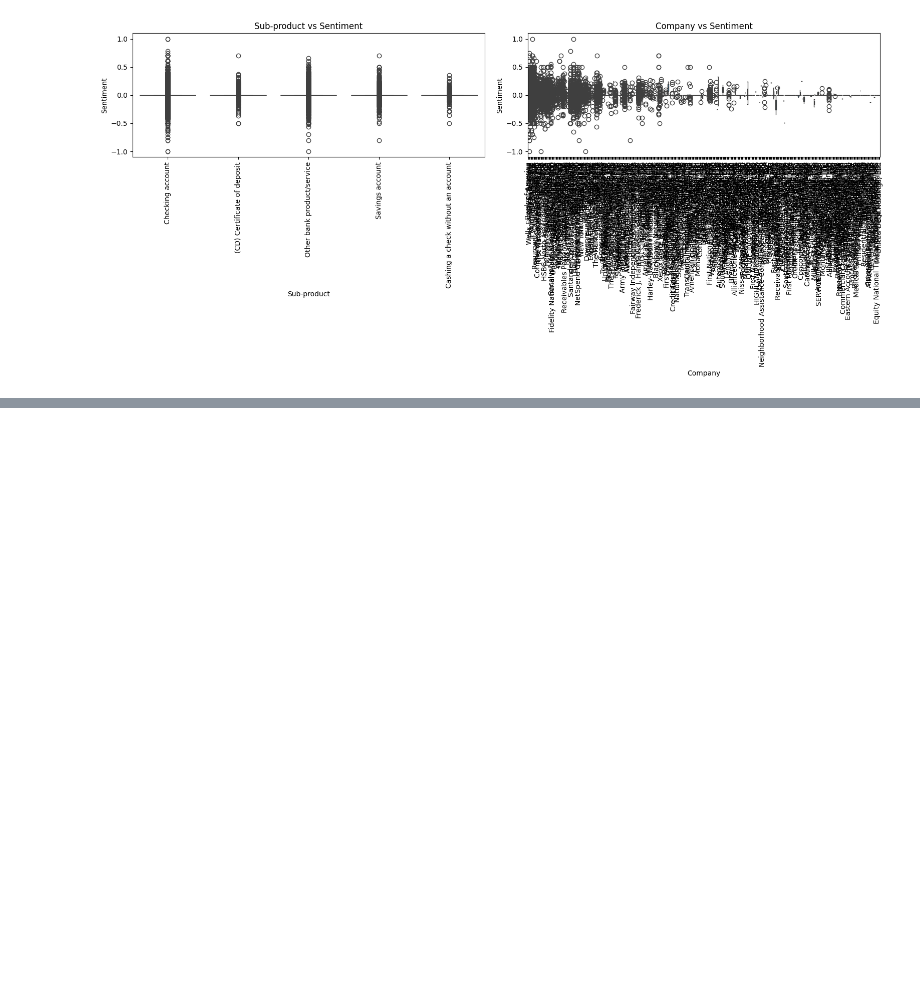
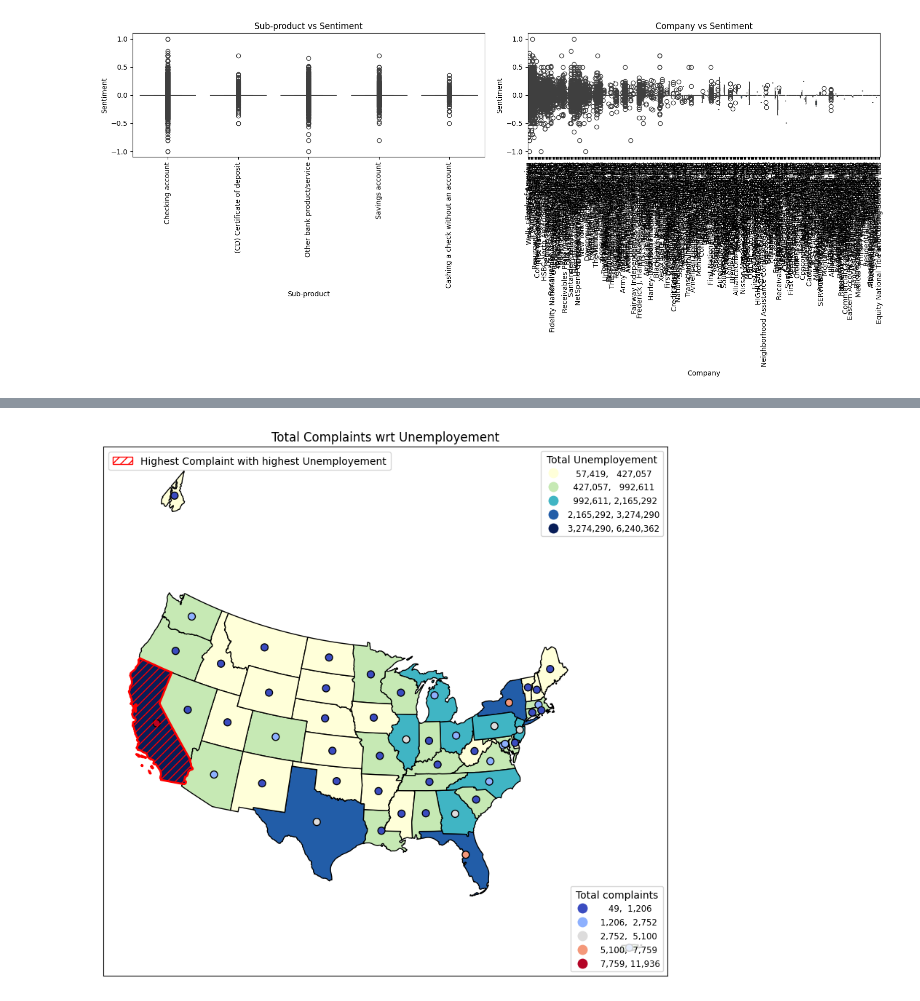
Before and after one commit to HarshGujarathi7/Data-Science-in-Finance--Independent-Study, a Jupyter notebook: Fraud_Review_visualization.ipynb, the cells around one changed output, grey strips where cells are left out. Drawn from its saved outputs; the diff is of its cells as text; code cells hidden in the pictures; blank space fills up the shorter version.

```diff
--- a/Fraud_Review_visualization.ipynb
+++ b/Fraud_Review_visualization.ipynb
@@ -206,0 +408,11 @@ WARNING:matplotlib.legend:No artists with labels found to put in legend.  Note t
+# %%
+file_links = [
+    'https://drive.google.com/uc?id=1xlKh4K830_f6CYEI_IrmNge9lURcGFOX',
+    'https://drive.google.com/uc?id=1G55H-SKrP4AEdby2aYCQChml-D2EbueP',
+    'https://drive.google.com/uc?id=1mL_LYd_k3KgG0XJyiQu_nlJEpfXEmd6X',
+    'https://drive.google.com/uc?id=1zNjhE0ccN0NUxnbqrPPI1dJhVi3r9gAo',
+    'https://drive.google.com/uc?id=1i8tWRbXYosBoRJ9A1kFFcXgz8NTnLPQZ'
+]
+
+unemployment = pd.concat([pd.read_csv(link, skiprows=[1]) for link in file_links], ignore_index=True)
+print(unemployment.head())
@@ -206,0 +447,6 @@ WARNING:matplotlib.legend:No artists with labels found to put in legend.  Note t
+# %%
+unemployment = unemployment[['Geography Name', 'Number Unemployed']]
+unemployment.columns = ['State', 'Unemployed']
+# %%
+grouped_unemployment = unemployment.groupby('State', as_index=False).agg({'Unemployed': 'sum'})
+print(grouped_unemployment.head())
@@ -206,0 +460,3 @@ WARNING:matplotlib.legend:No artists with labels found to put in legend.  Note t
+# %%
+merged_unemp_state = usa_shp.merge(grouped_unemployment, how='left', left_on='NAME', right_on='State')
+merged_unemp_state
@@ -206,0 +497,63 @@ WARNING:matplotlib.legend:No artists with labels found to put in legend.  Note t
+# %%
+import matplotlib.pyplot as plt
+import matplotlib.patches as mpatches
+
+fig, ax = plt.subplots(1, figsize=(10, 14))
+
+merged_unemp_state.plot(
+    ax=ax,
+    column='Unemployed',
+    legend=True,
+    cmap='YlGnBu',
+    scheme='natural_breaks',
+    k=5,
+    edgecolor='black',
+    linewidth=1,
+    legend_kwds={
+        "fmt": "{:,.0f}",
+        'loc': 'upper right',
+        'title_fontsize': 'medium',
+        'fontsize': 'small'
+    }
+)
+
+
+l1 = ax.get_legend()
+l1.set_title('Total Unemployement')
+ax.set_xticks([])
+ax.set_yticks([])
+
+
+merged_customre_revc.plot(
+    ax=ax,
+    column='Complaint Count',
+    legend=True,
+    cmap='coolwarm',
+    scheme='natural_breaks',
+    k=5,
+    edgecolor='black',
+    linewidth=1,
+    markersize=50,
+    legend_kwds={
+        "fmt": "{:,.0f}",
+        'loc': 'lower right',
+        'title_fontsize': 'medium',
+        'fontsize': 'small'
+    }
+)
+
+l2 = ax.get_legend()
+l2.set_title('Total complaints')
+
+
+review_with_poverty_cal.plot(ax=ax, edgecolor='red', linewidth=2, facecolor="none", alpha=1, hatch='///')
+blue_patch = mpatches.Patch(edgecolor='red', facecolor='none', hatch='///', label='Highest Complaint with highest Unemployement')
+plt.legend(handles=[blue_patch], loc='upper left')
+
+ax.set_title("Total Complaints wrt Unemployement")
+ax.add_artist(l1)
+ax.add_artist(l2)
+
+plt.show()
+# %% [output]
+[figure, added]
```
Also changed, not shown: parts of 29 cells of this notebook.
